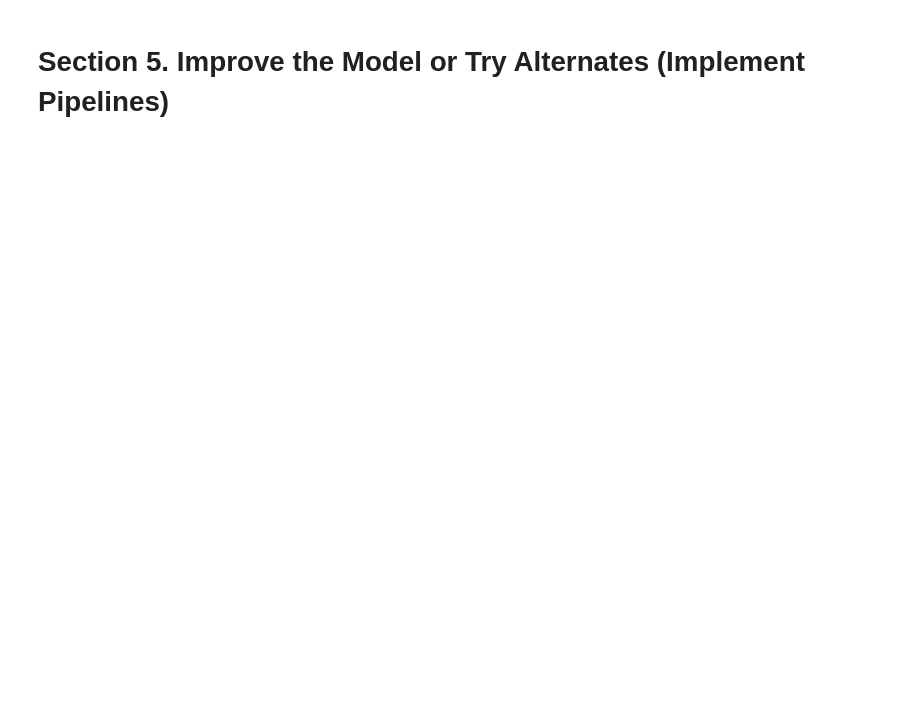
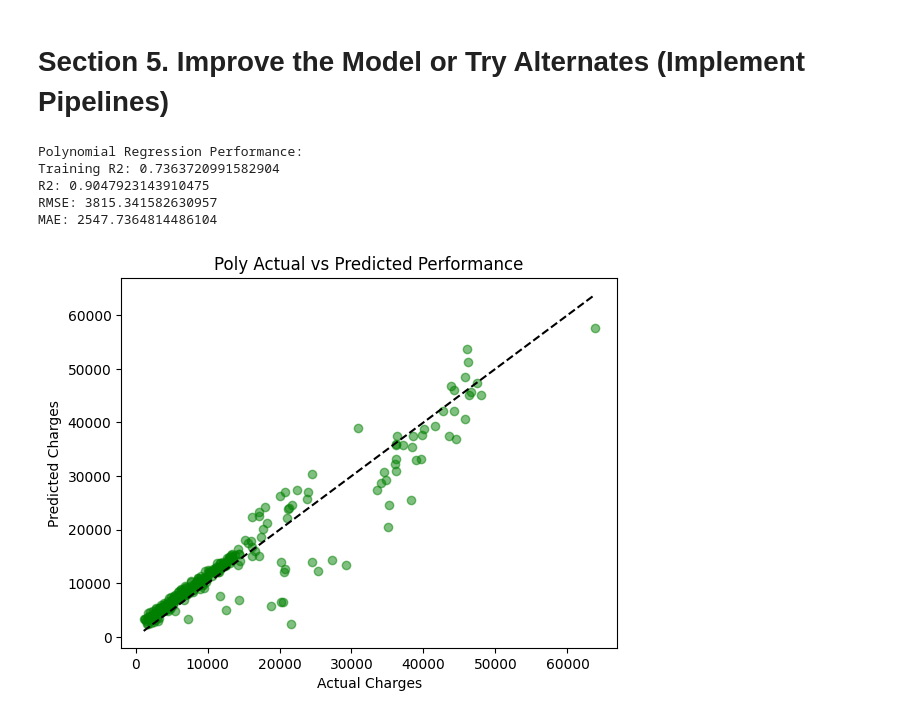
Before and after one commit to ss2jak/applied-ml-Jakiel, a Jupyter notebook: notebooks/final_project/regression_Jakiel.ipynb, the cells around one changed output. Drawn from its saved outputs; the diff is of its cells as text; code cells hidden in the pictures; blank space fills up the shorter version.

```diff
--- a/notebooks/final_project/regression_Jakiel.ipynb
+++ b/notebooks/final_project/regression_Jakiel.ipynb
@@ -137,6 +205,43 @@ Reflection 4: How well did the model perform? Any surprises in the results?
 # %% [markdown]
 # Section 5. Improve the Model or Try Alternates (Implement Pipelines)
+# %%
+#Polynomial Regression
+polyreg = PolynomialFeatures(degree=2)
+X_test_poly = polyreg.fit_transform(X_test)
+X_train_poly = polyreg.fit_transform(X_train)
+
+poly_model = LinearRegression()
+poly_model.fit(X_train_poly,Y_train)
+Y_pred_test_poly = poly_model.predict(X_test_poly)
+
+poly_r2 = r2_score(Y_test, Y_pred_test_poly)
+poly_mae = mean_absolute_error(Y_test, Y_pred_test_poly)
+poly_mse = mean_squared_error(Y_test, Y_pred_test_poly)
+poly_rmse = np.sqrt(poly_mse)
+
+print("Polynomial Regression Performance:")
+print("Training R2:",r2_score(Y_train,Y_pred_train))
+print("R2:", poly_r2)
+print("RMSE:", poly_rmse)
+print("MAE:", poly_mae)
+# %% [output]
+Polynomial Regression Performance:
+Training R2: 0.7363720991582904
+R2: 0.9047923143910475
+RMSE: 3815.341582630957
+MAE: 2547.7364814486104
 # %%
-#5.1 Implement Pipeline 1: Imputer → StandardScaler → Linear Regression.
-#5.2 Implement Pipeline 2: Imputer → Polynomial Features (degree=3) → StandardScaler → Linear Regression.
-#5.3 Compare performance of all models across the same performance metrics
+#visualize polynomial regression
+plt.scatter(Y_test, Y_pred_test_poly, color='green', alpha=0.5)
+
+# Plot a fit line
+min_val = min(Y_test.min(), Y_pred_test_poly.min())
+max_val = max(Y_test.max(), Y_pred_test_poly.max())
+plt.plot([min_val, max_val], [min_val, max_val], color='black', linestyle='--')
+
+plt.xlabel("Actual Charges")
+plt.ylabel("Predicted Charges")
+plt.title("Poly Actual vs Predicted Performance")
+plt.show()
+# %% [output]
+[figure, added]
```
Also changed, not shown: parts of 13 cells of this notebook, 2 other files.
